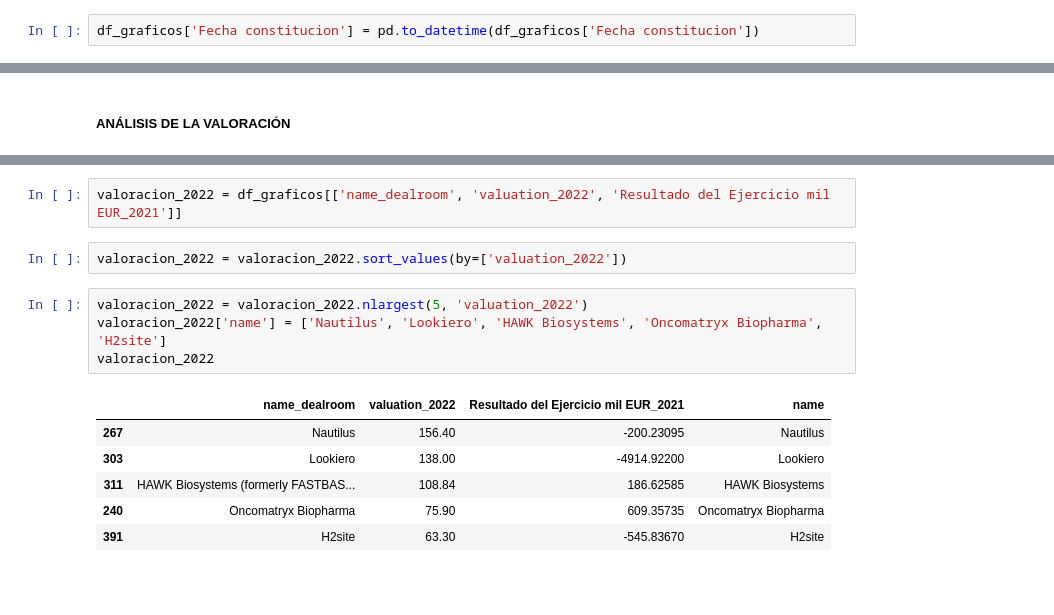
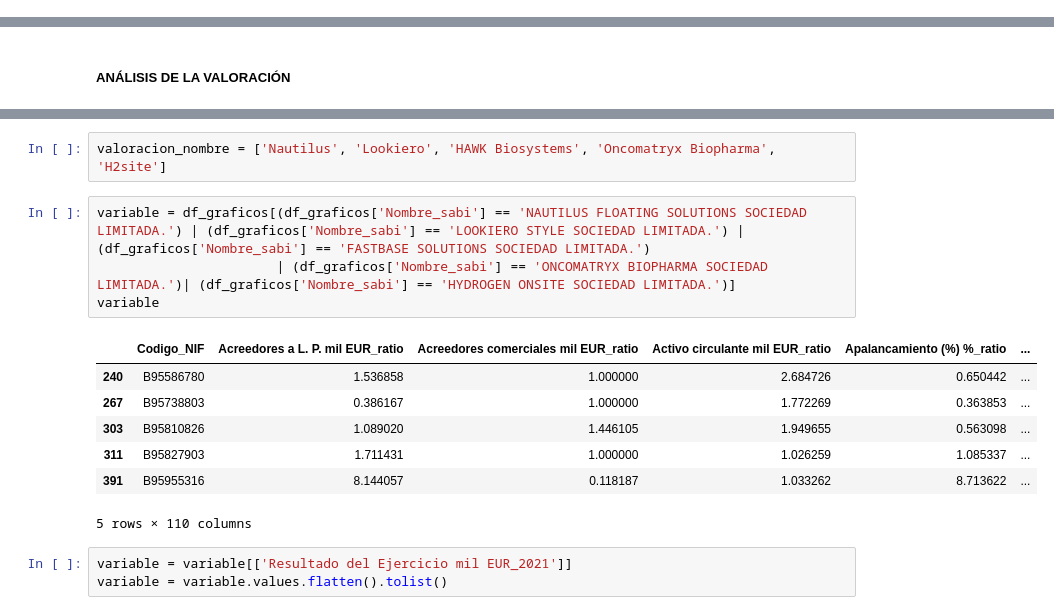
Before and after one commit to unaimleal/spri_reto_07_morado, a Jupyter notebook: Análsis descriptivo.ipynb, the cells around one changed output, grey strips where cells are left out. Saved outputs shown, nothing was run; the diff lists cells and outputs as text; blank space fills up the shorter version.

```diff
--- a/Análsis descriptivo.ipynb
+++ b/Análsis descriptivo.ipynb
@@ -274,8 +274,6 @@ fig.for_each_trace(lambda t: t.update(textfont_color='white'))
 fig.show()
 # %% [markdown]
 ###### DISTRIBUCIÓN EN LA CREACIÓN DE EMPRESAS ######
-# %%
-df_graficos['Fecha constitucion'] = pd.to_datetime(df_graficos['Fecha constitucion'])
 # %%
 df_graficos['año_constitucion'] = df_graficos['Fecha constitucion'].dt.year
 # %%
@@ -436,18 +443,20 @@ fig.show()
+# %%
+valoracion_nombre = ['Nautilus', 'Lookiero', 'HAWK Biosystems', 'Oncomatryx Biopharma', 'H2site']
+# %%
+variable = df_graficos[(df_graficos['Nombre_sabi'] == 'NAUTILUS FLOATING SOLUTIONS SOCIEDAD LIMITADA.') | (df_graficos['Nombre_sabi'] == 'LOOKIERO STYLE SOCIEDAD LIMITADA.') | (df_graficos['Nombre_sabi'] == 'FASTBASE SOLUTIONS SOCIEDAD LIMITADA.')
+                       | (df_graficos['Nombre_sabi'] == 'ONCOMATRYX BIOPHARMA SOCIEDAD LIMITADA.')| (df_graficos['Nombre_sabi'] == 'HYDROGEN ONSITE SOCIEDAD LIMITADA.')]
+variable
+# %% [output]
+|  | Codigo_NIF | Acreedores a L. P. mil EUR_ratio | Acreedores comerciales mil EUR_ratio | Activo circulante mil EUR_ratio | Apalancamiento (%) %_ratio | ... |
+| 240 | B95586780 | 1.536858 | 1.000000 | 2.684726 | 0.650442 | ... |
+| 267 | B95738803 | 0.386167 | 1.000000 | 1.772269 | 0.363853 | ... |
+| 303 | B95810826 | 1.089020 | 1.446105 | 1.949655 | 0.563098 | ... |
+| 311 | B95827903 | 1.711431 | 1.000000 | 1.026259 | 1.085337 | ... |
+| 391 | B95955316 | 8.144057 | 0.118187 | 1.033262 | 8.713622 | ... |
+5 rows × 110 columns
 # %%
-valoracion_2022 = df_graficos[['name_dealroom', 'valuation_2022', 'Resultado del Ejercicio mil EUR_2021']]
+variable = variable[['Resultado del Ejercicio mil EUR_2021']]
+variable = variable.values.flatten().tolist()
-# %%
-valoracion_2022 = valoracion_2022.sort_values(by=['valuation_2022'])
-# %%
-valoracion_2022 = valoracion_2022.nlargest(5, 'valuation_2022')
-valoracion_2022['name'] = ['Nautilus', 'Lookiero', 'HAWK Biosystems', 'Oncomatryx Biopharma', 'H2site']
-valoracion_2022
-# %% [output]
-|  | name_dealroom | valuation_2022 | Resultado del Ejercicio mil EUR_2021 | name |
-| 267 | Nautilus | 156.40 | -200.23095 | Nautilus |
-| 303 | Lookiero | 138.00 | -4914.92200 | Lookiero |
-| 311 | HAWK Biosystems (formerly FASTBAS... | 108.84 | 186.62585 | HAWK Biosystems |
-| 240 | Oncomatryx Biopharma | 75.90 | 609.35735 | Oncomatryx Biopharma |
-| 391 | H2site | 63.30 | -545.83670 | H2site |
 # %%
 
 # Creating two subplots
```
Also changed, not shown: parts of 12 cells of this notebook.
